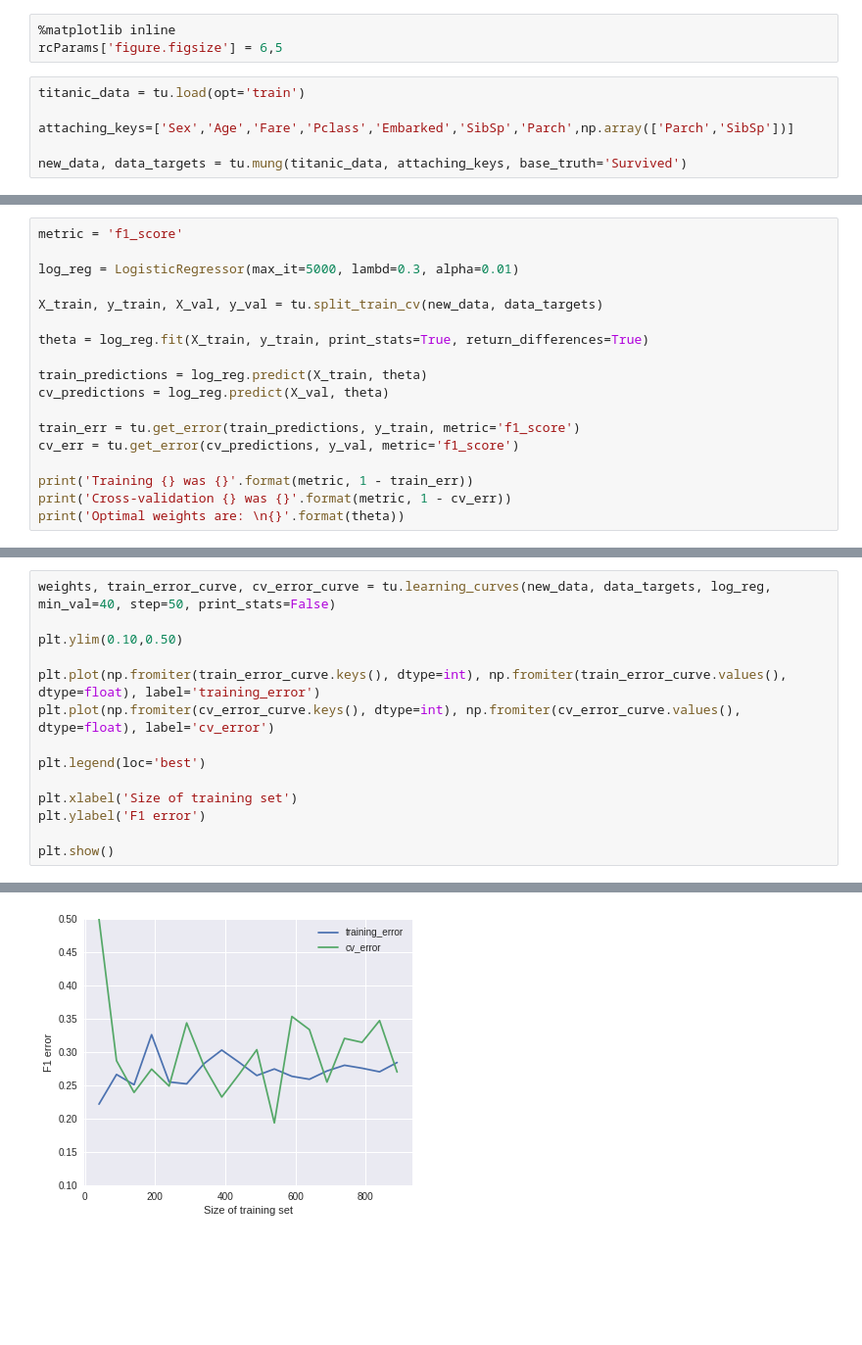
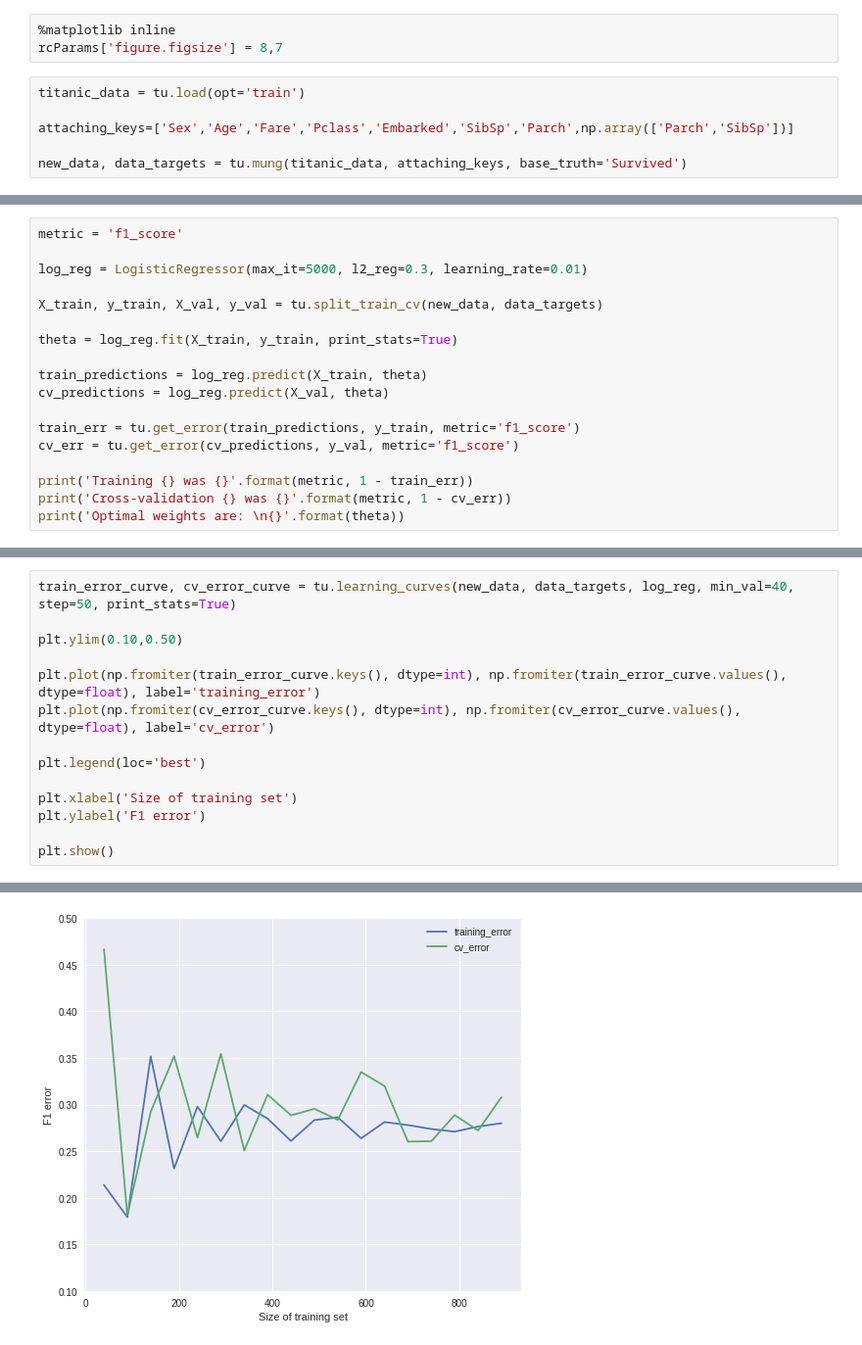
Before and after one commit to ariakoehler/kaggle_titanic, a Jupyter notebook: titanic.ipynb, the cells around one changed output, grey strips where cells are left out. Shown: that part at 98% size. Saved outputs shown, nothing was run; the diff lists cells and outputs as text; blank space fills up the shorter version.

```diff
--- a/titanic.ipynb
+++ b/titanic.ipynb
@@ -23,7 +27,7 @@ pd.options.display.max_rows = 20
 %autoreload 2
 # %%
 %matplotlib inline
-rcParams['figure.figsize'] = 6,5
+rcParams['figure.figsize'] = 8,7
 # %%
 titanic_data = tu.load(opt='train')
 
@@ -81,11 +83,11 @@ display(sb.heatmap(corr))
 # %%
 metric = 'f1_score'
 
-log_reg = LogisticRegressor(max_it=5000, lambd=0.3, alpha=0.01)
+log_reg = LogisticRegressor(max_it=5000, l2_reg=0.3, learning_rate=0.01)
 
 X_train, y_train, X_val, y_val = tu.split_train_cv(new_data, data_targets)
 
-theta = log_reg.fit(X_train, y_train, print_stats=True, return_differences=True)
+theta = log_reg.fit(X_train, y_train, print_stats=True)
 
 train_predictions = log_reg.predict(X_train, theta)
 cv_predictions = log_reg.predict(X_val, theta)
@@ -117,6 +119,6 @@ FamSize   -0.014981
 dtype: float64
 # %%
-weights, train_error_curve, cv_error_curve = tu.learning_curves(new_data, data_targets, log_reg, min_val=40, step=50, print_stats=False)
+train_error_curve, cv_error_curve = tu.learning_curves(new_data, data_targets, log_reg, min_val=40, step=50, print_stats=True)
 
 plt.ylim(0.10,0.50)
 
@@ -133,4 +152,4 @@ plt.show()
-[figure, old version]
+[figure, new version]
 # %%
 testing_data = tu.load('test')
 
```
Also changed, not shown: parts of 8 cells of this notebook, 3 other files.
